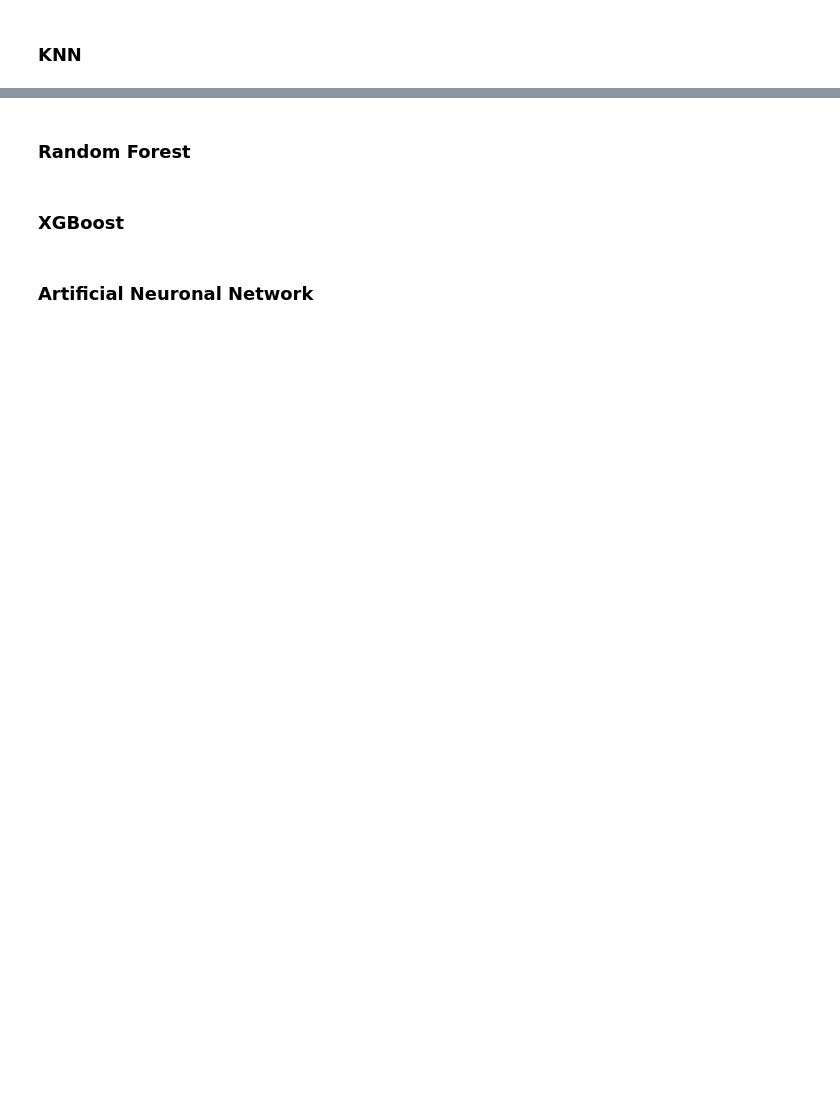
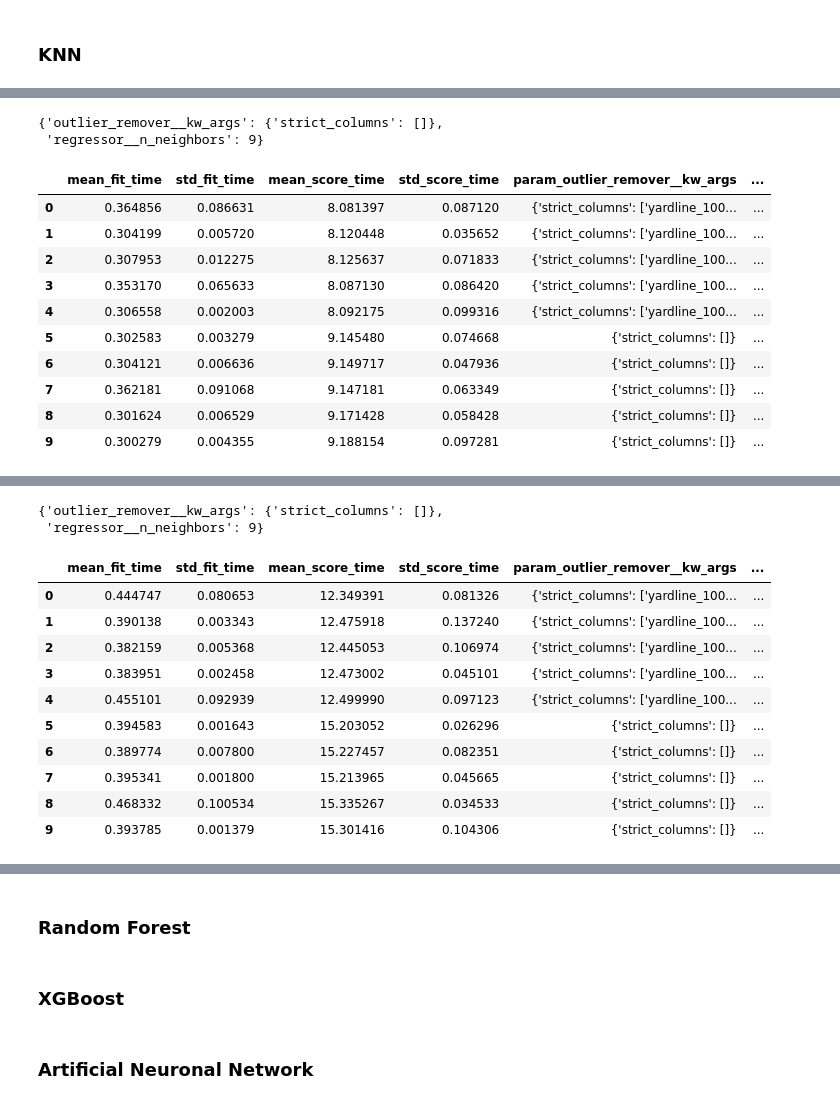
Before and after one commit to MatthiasBiermanns/NFL_play_prediction, a Jupyter notebook: model.ipynb, the cells around one changed output, grey strips where cells are left out. Saved outputs shown, nothing was run; the diff lists cells and outputs as text; code cells hidden in the pictures; blank space fills up the shorter version.

```diff
--- a/model.ipynb
+++ b/model.ipynb
@@ -58,7 +58,7 @@ from sklearn.model_selection import ParameterGrid
 import xgboost as xgb
 # %%
 # static variables
-FILE_LIST = [f'./Data/play_by_play_{year}.csv' for year in range(1999, 2001)]
+FILE_LIST = [f'./Data/play_by_play_{year}.csv' for year in range(1999, 2024)]
 PREPROCESSOR = preprocessing.NFLPreprocessing(FILE_LIST)
 TARGET_NAME = 'yards_gained'
 RANDOM_STATE = 42
@@ -429,5 +512,6 @@ parameters = {
 run_pipeline = PREPROCESSOR.make_preprocessing_pipeline(KNeighborsRegressor())
 pass_pipeline = PREPROCESSOR.make_preprocessing_pipeline(KNeighborsRegressor())
 
-run_grid_search = estimate_hyperparams(run_df, run_pipeline, 'neg_root_mean_squared_error', k_folds=3, parameters=parameters, data_fraction=0.05)
-pass_grid_search = estimate_hyperparams(pass_df, pass_pipeline, 'neg_root_mean_squared_error', k_folds=3, parameters=parameters, data_fraction=0.05)
+run_grid_search = estimate_hyperparams(run_df, run_pipeline, 'neg_root_mean_squared_error', k_folds=3, parameters=parameters, data_fraction=1.0)
+pass_grid_search = estimate_hyperparams(pass_df, pass_pipeline, 'neg_root_mean_squared_error', k_folds=3, parameters=parameters, data_fraction=1.0)
+# %% [output]
@@ -433,0 +535,13 @@ pass_grid_search = estimate_hyperparams(pass_df, pass_pipeline, 'neg_root_mean_s
+{'outlier_remover__kw_args': {'strict_columns': []},
+ 'regressor__n_neighbors': 9}
+|  | mean_fit_time | std_fit_time | mean_score_time | std_score_time | param_outlier_remover__kw_args | ... |
+| 0 | 0.364856 | 0.086631 | 8.081397 | 0.087120 | {'strict_columns': ['yardline_100... | ... |
+| 1 | 0.304199 | 0.005720 | 8.120448 | 0.035652 | {'strict_columns': ['yardline_100... | ... |
+| 2 | 0.307953 | 0.012275 | 8.125637 | 0.071833 | {'strict_columns': ['yardline_100... | ... |
+| 3 | 0.353170 | 0.065633 | 8.087130 | 0.086420 | {'strict_columns': ['yardline_100... | ... |
+| 4 | 0.306558 | 0.002003 | 8.092175 | 0.099316 | {'strict_columns': ['yardline_100... | ... |
+| 5 | 0.302583 | 0.003279 | 9.145480 | 0.074668 | {'strict_columns': []} | ... |
+| 6 | 0.304121 | 0.006636 | 9.149717 | 0.047936 | {'strict_columns': []} | ... |
+| 7 | 0.362181 | 0.091068 | 9.147181 | 0.063349 | {'strict_columns': []} | ... |
+| 8 | 0.301624 | 0.006529 | 9.171428 | 0.058428 | {'strict_columns': []} | ... |
+| 9 | 0.300279 | 0.004355 | 9.188154 | 0.097281 | {'strict_columns': []} | ... |
@@ -434,3 +565,16 @@ pass_grid_search = estimate_hyperparams(pass_df, pass_pipeline, 'neg_root_mean_s
+{'outlier_remover__kw_args': {'strict_columns': []},
+ 'regressor__n_neighbors': 9}
+|  | mean_fit_time | std_fit_time | mean_score_time | std_score_time | param_outlier_remover__kw_args | ... |
+| 0 | 0.444747 | 0.080653 | 12.349391 | 0.081326 | {'strict_columns': ['yardline_100... | ... |
+| 1 | 0.390138 | 0.003343 | 12.475918 | 0.137240 | {'strict_columns': ['yardline_100... | ... |
+| 2 | 0.382159 | 0.005368 | 12.445053 | 0.106974 | {'strict_columns': ['yardline_100... | ... |
+| 3 | 0.383951 | 0.002458 | 12.473002 | 0.045101 | {'strict_columns': ['yardline_100... | ... |
+| 4 | 0.455101 | 0.092939 | 12.499990 | 0.097123 | {'strict_columns': ['yardline_100... | ... |
+| 5 | 0.394583 | 0.001643 | 15.203052 | 0.026296 | {'strict_columns': []} | ... |
+| 6 | 0.389774 | 0.007800 | 15.227457 | 0.082351 | {'strict_columns': []} | ... |
+| 7 | 0.395341 | 0.001800 | 15.213965 | 0.045665 | {'strict_columns': []} | ... |
+| 8 | 0.468332 | 0.100534 | 15.335267 | 0.034533 | {'strict_columns': []} | ... |
+| 9 | 0.393785 | 0.001379 | 15.301416 | 0.104306 | {'strict_columns': []} | ... |
 # %%
 # cross-validation with best hyperparameters
 
```
Also changed, not shown: parts of 9 cells of this notebook, 2 other files.
